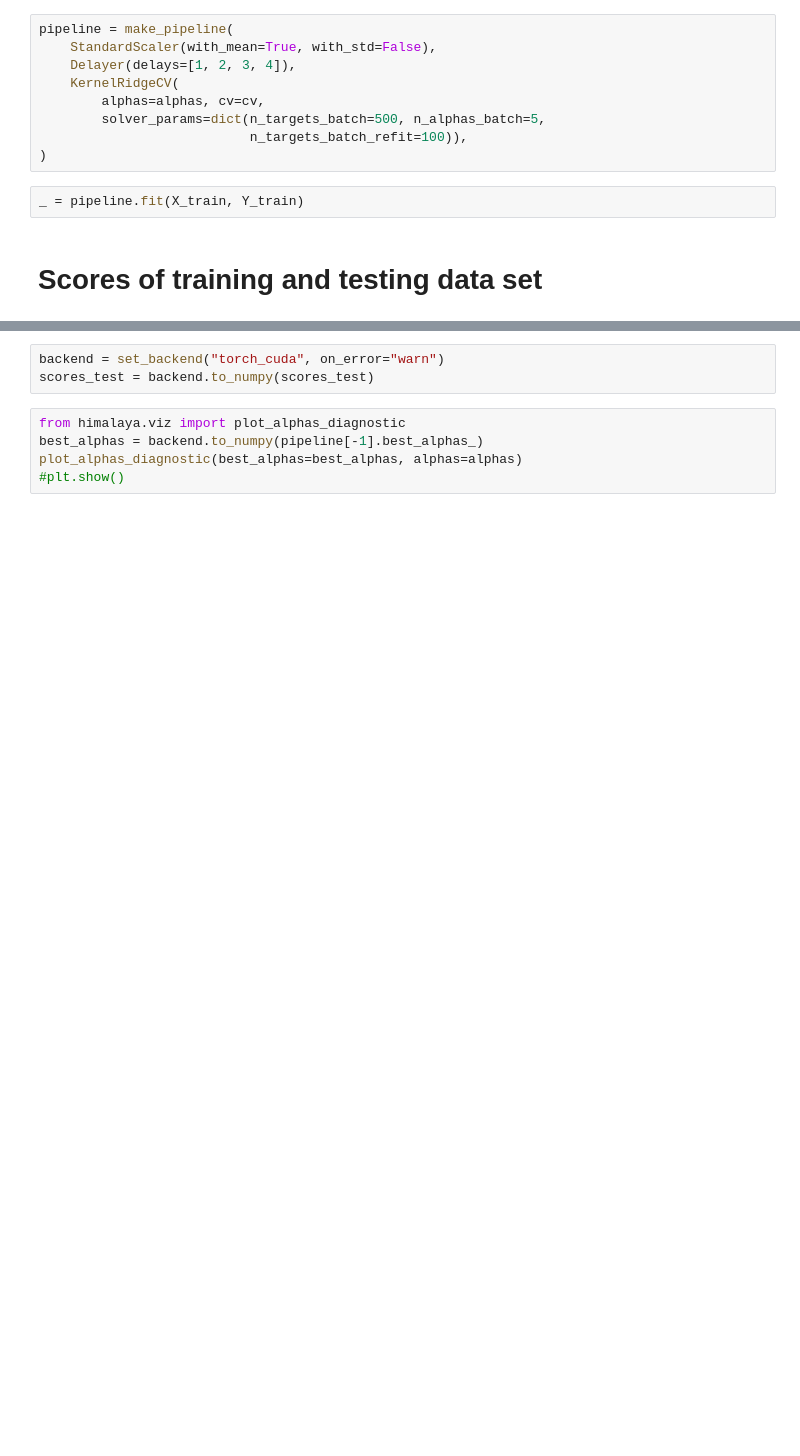
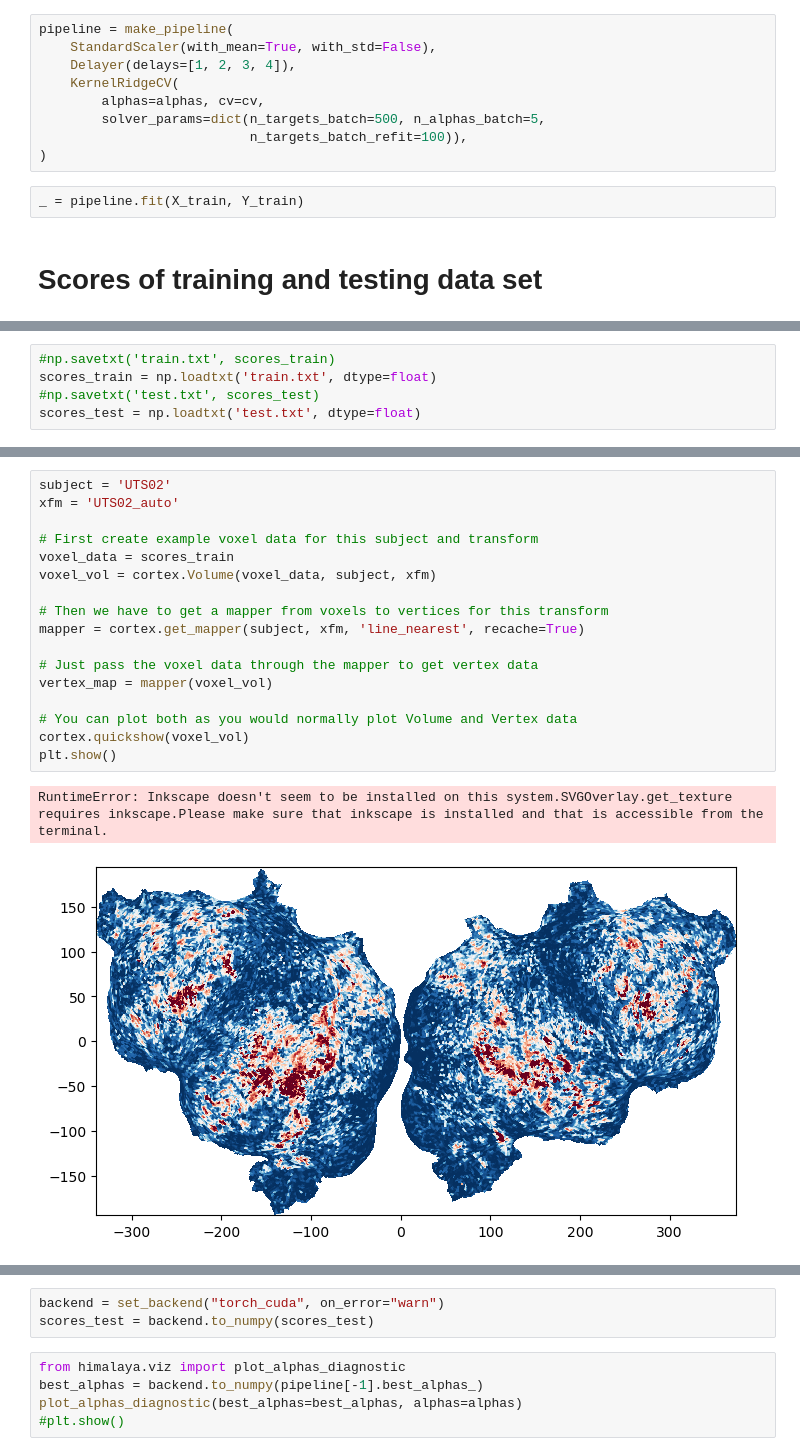
Before and after one commit to genandlam/stories_fmri, a Jupyter notebook: model.ipynb, the cells around one changed output, grey strips where cells are left out. Drawn from its saved outputs; the diff is of its cells as text; blank space fills up the shorter version.

```diff
--- a/model.ipynb
+++ b/model.ipynb
@@ -89,0 +111,5 @@ r-squared_average train = 0.0116
+# %%
+#np.savetxt('train.txt', scores_train)
+scores_train = np.loadtxt('train.txt', dtype=float)
+#np.savetxt('test.txt', scores_test)
+scores_test = np.loadtxt('test.txt', dtype=float)
@@ -89,0 +129,20 @@ r-squared_average train = 0.0116
+# %%
+subject = 'UTS02'
+xfm = 'UTS02_auto'
+
+# First create example voxel data for this subject and transform
+voxel_data = scores_train
+voxel_vol = cortex.Volume(voxel_data, subject, xfm)
+
+# Then we have to get a mapper from voxels to vertices for this transform
+mapper = cortex.get_mapper(subject, xfm, 'line_nearest', recache=True)
+
+# Just pass the voxel data through the mapper to get vertex data
+vertex_map = mapper(voxel_vol)
+
+# You can plot both as you would normally plot Volume and Vertex data
+cortex.quickshow(voxel_vol)
+plt.show()
+# %% [output]
+RuntimeError: Inkscape doesn't seem to be installed on this system.SVGOverlay.get_texture requires inkscape.Please make sure that inkscape is installed and that is accessible from the terminal.
+[figure, added]
```
Also changed, not shown: parts of 14 cells of this notebook.
